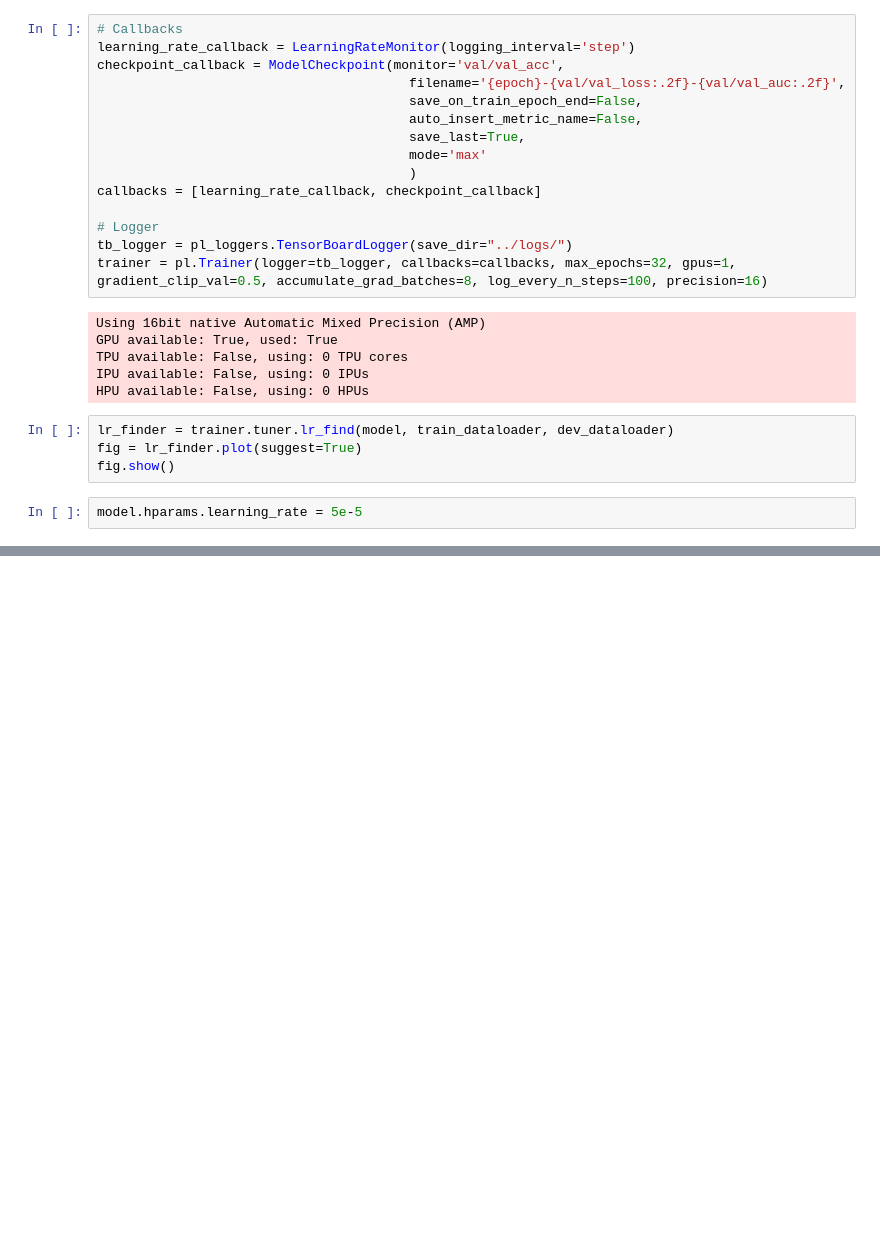
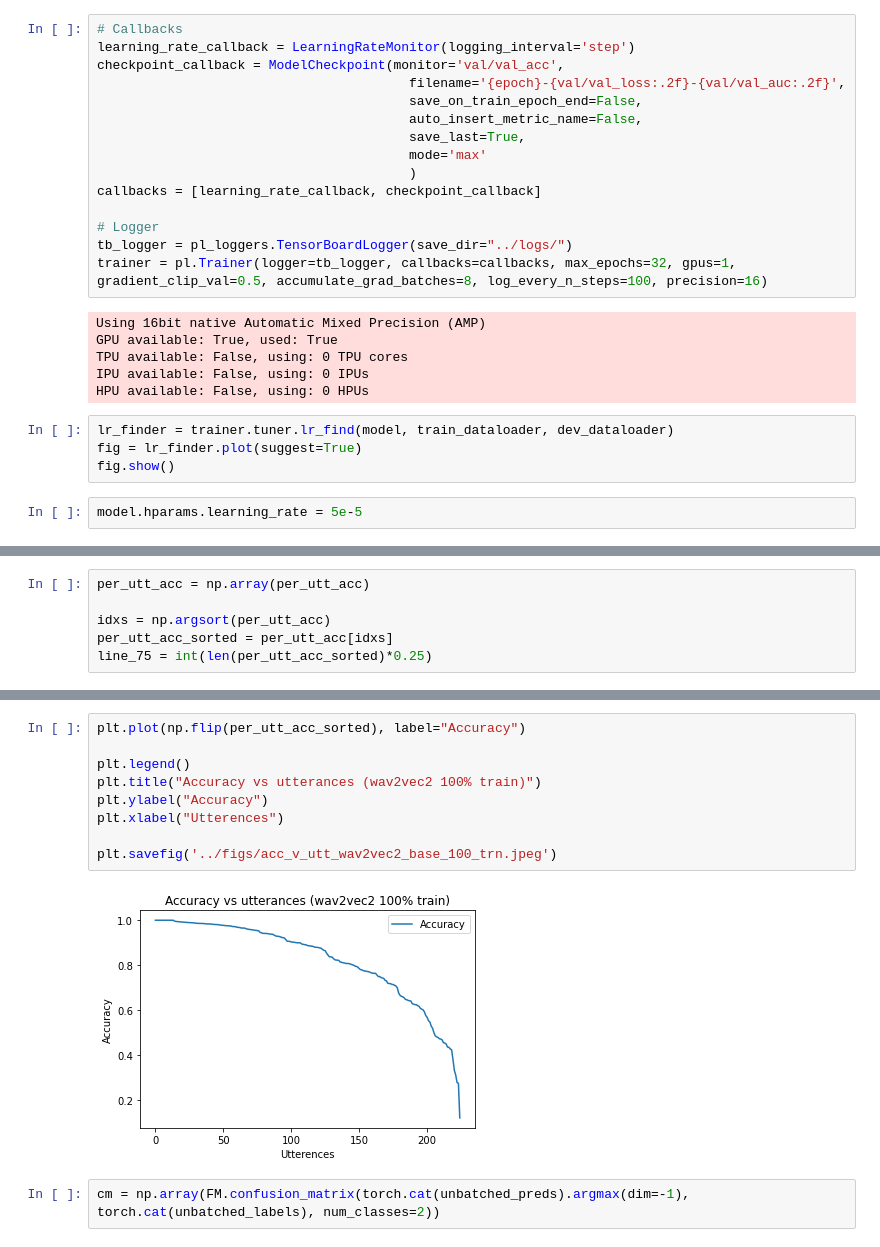
Before and after one commit to GeoffreyFrost/code-switched-language-diarization, a Jupyter notebook: notebooks/model_tinker.ipynb, the cells around one changed output, grey strips where cells are left out. Cells and saved outputs as stored; diff of their text form; blank space fills up the shorter version.

```diff
--- a/notebooks/model_tinker.ipynb
+++ b/notebooks/model_tinker.ipynb
@@ -170,0 +234,6 @@ LOCAL_RANK: 0 - CUDA_VISIBLE_DEVICES: [0]
+# %%
+per_utt_acc = np.array(per_utt_acc)
+
+idxs = np.argsort(per_utt_acc)
+per_utt_acc_sorted = per_utt_acc[idxs]
+line_75 = int(len(per_utt_acc_sorted)*0.25)
@@ -170,0 +259,13 @@ LOCAL_RANK: 0 - CUDA_VISIBLE_DEVICES: [0]
+# %%
+plt.plot(np.flip(per_utt_acc_sorted), label="Accuracy")
+
+plt.legend()
+plt.title("Accuracy vs utterances (wav2vec2 100% train)")
+plt.ylabel("Accuracy")
+plt.xlabel("Utterences")
+
+plt.savefig('../figs/acc_v_utt_wav2vec2_base_100_trn.jpeg')
+# %% [output]
+[figure, added]
+# %%
+cm = np.array(FM.confusion_matrix(torch.cat(unbatched_preds).argmax(dim=-1), torch.cat(unbatched_labels), num_classes=2))
```
Also changed, not shown: parts of 16 cells of this notebook, 6 other files.
